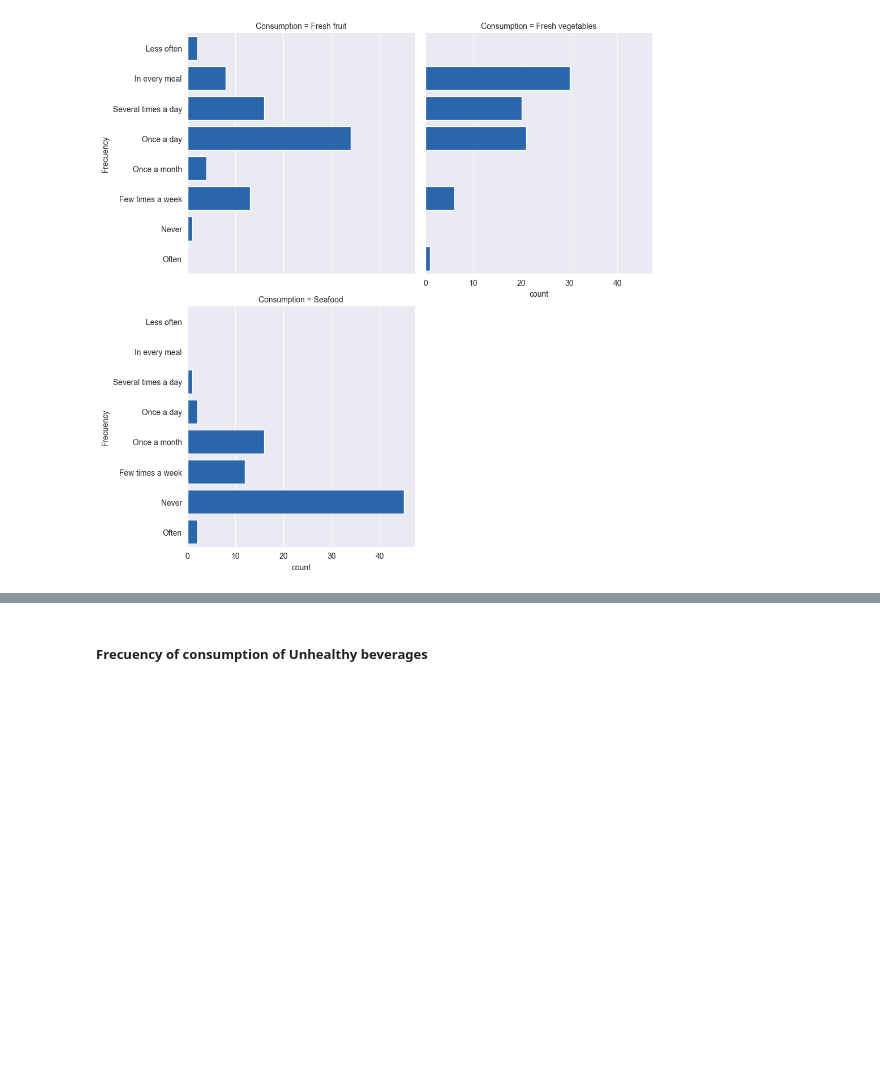
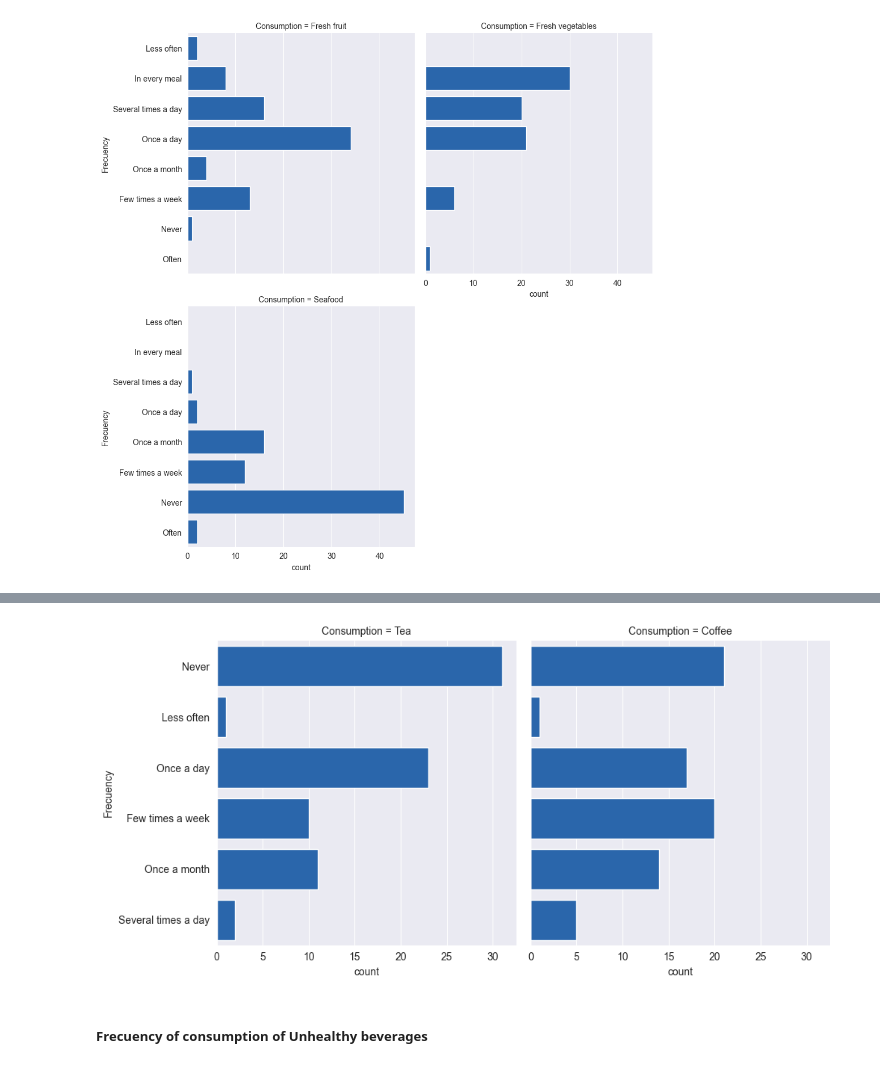
Before and after one commit to StephanieApaza/Income_influence_food_choices, a Jupyter notebook: income_food_choices.ipynb, the cells around one changed output, grey strips where cells are left out. Drawn from its saved outputs; the diff is of its cells as text; code cells hidden in the pictures; blank space fills up the shorter version.

```diff
--- a/income_food_choices.ipynb
+++ b/income_food_choices.ipynb
@@ -599,3 +619,24 @@ plt.show()
+# %%
+# Consumption of tea and coffee
+beverages = ['How frequently do you consume these beverages [Tea]',
+                'How frequently do you consume these beverages [Coffee]']
+
+# Change names of columns
+short_names_beverages ={
+    beverages[0]: "Tea",
+    beverages[1]: "Coffee"}
+
+# Transforming in long format
+beverages_long = dietary_habits_df.melt(value_vars=beverages, var_name="Consumption", value_name="Frecuency")
+
+# Replacing long names
+beverages_long['Consumption'] = beverages_long['Consumption'].map(short_names_beverages)
+
+# Graph by frecuency
+sns.catplot(data=beverages_long, y='Frecuency', kind='count', col='Consumption', col_wrap=2)
+plt.show()
+# %% [output]
+[figure, added]
 # %% [markdown]
 ##### Frecuency of consumption of Unhealthy beverages
 # %%
```
Also changed, not shown: parts of 11 cells of this notebook.
